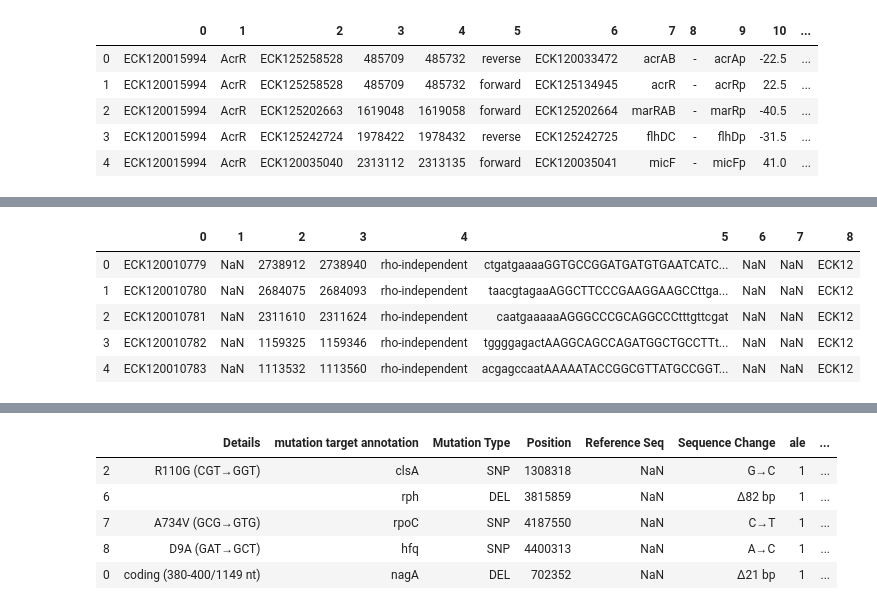
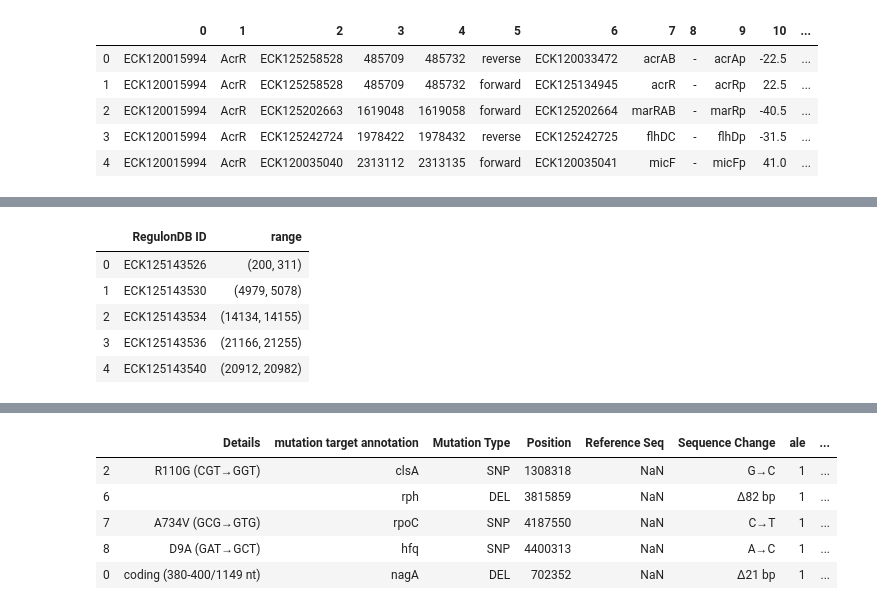
Before and after one commit to Aletechdev/ava, a Jupyter notebook: 2_2_annot_genomic_feats.ipynb, the cells around one changed output, grey strips where cells are left out. Cells and saved outputs as stored; diff of their text form; code cells hidden in the pictures.

```diff
--- a/2_2_annot_genomic_feats.ipynb
+++ b/2_2_annot_genomic_feats.ipynb
@@ -124,15 +124,15 @@ promoter_df.head()
 | 3 | ECK120009845 | mraZp | forward | 89596.0 | Sigma70 | NaN | NaN | NaN | NaN | tatgccttgtgactggcttgacaagcttttcct... | ECK12 | ... |
 | 4 | ECK120009846 | sohBp1 | forward | 1329284.0 | Sigma70, Sigma38 | NaN | NaN | NaN | NaN | aaatggatactttgtcatactttcgctgcaata... | ECK12 | ... |
 # %%
-att_term_df = pd.read_pickle("./data/term_df.pkl")
+att_term_df = pd.read_pickle("./data/att_term_df.pkl")
 att_term_df.head()
 # %% [output]
-|  | 0 | 1 | 2 | 3 | 4 | 5 | 6 | 7 | 8 |
-| 0 | ECK120010779 | NaN | 2738912 | 2738940 | rho-independent | ctgatgaaaaGGTGCCGGATGATGTGAATCATC... | NaN | NaN | ECK12 |
-| 1 | ECK120010780 | NaN | 2684075 | 2684093 | rho-independent | taacgtagaaAGGCTTCCCGAAGGAAGCCttga... | NaN | NaN | ECK12 |
-| 2 | ECK120010781 | NaN | 2311610 | 2311624 | rho-independent | caatgaaaaaAGGGCCCGCAGGCCCtttgttcgat | NaN | NaN | ECK12 |
-| 3 | ECK120010782 | NaN | 1159325 | 1159346 | rho-independent | tggggagactAAGGCAGCCAGATGGCTGCCTTt... | NaN | NaN | ECK12 |
-| 4 | ECK120010783 | NaN | 1113532 | 1113560 | rho-independent | acgagccaatAAAAATACCGGCGTTATGCCGGT... | NaN | NaN | ECK12 |
+|  | RegulonDB ID | range |
+| 0 | ECK125143526 | (200, 311) |
+| 1 | ECK125143530 | (4979, 5078) |
+| 2 | ECK125143534 | (14134, 14155) |
+| 3 | ECK125143536 | (21166, 21255) |
+| 4 | ECK125143540 | (20912, 20982) |
 # %%
 # terminator_df = pd.read_csv("./data/RegulonDB10/terminator.txt", sep="\t", comment='#', header=None)
 terminator_df = pd.read_pickle("./data/term_df.pkl")
```
Also changed, not shown: parts of 3 cells of this notebook, 1 other file.
